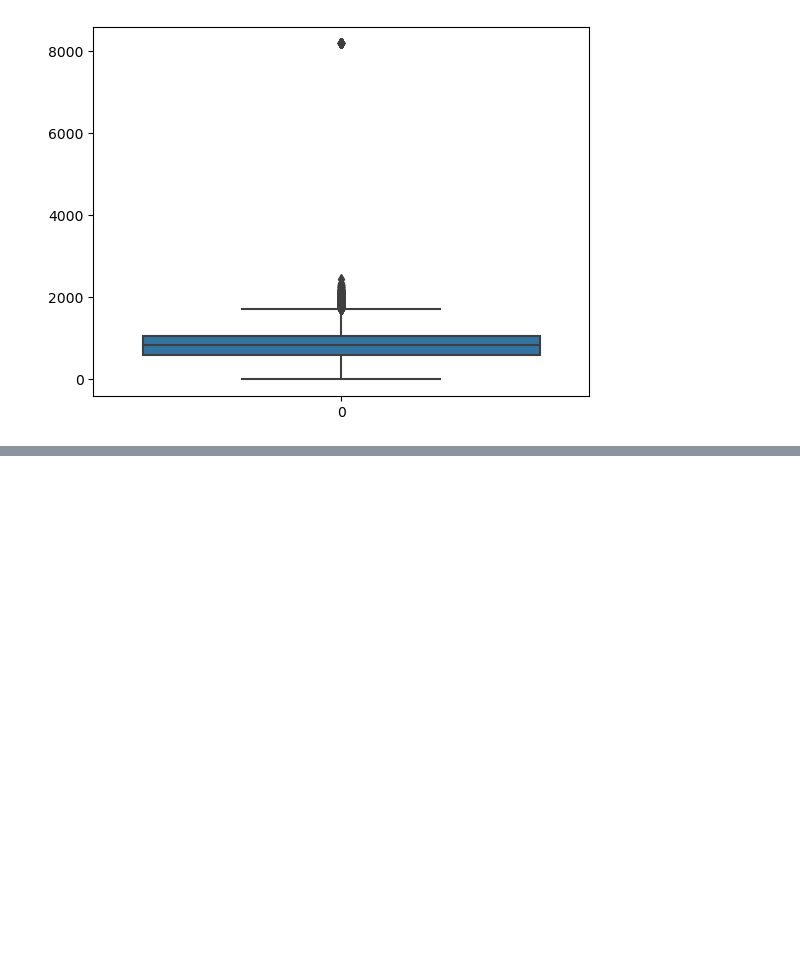
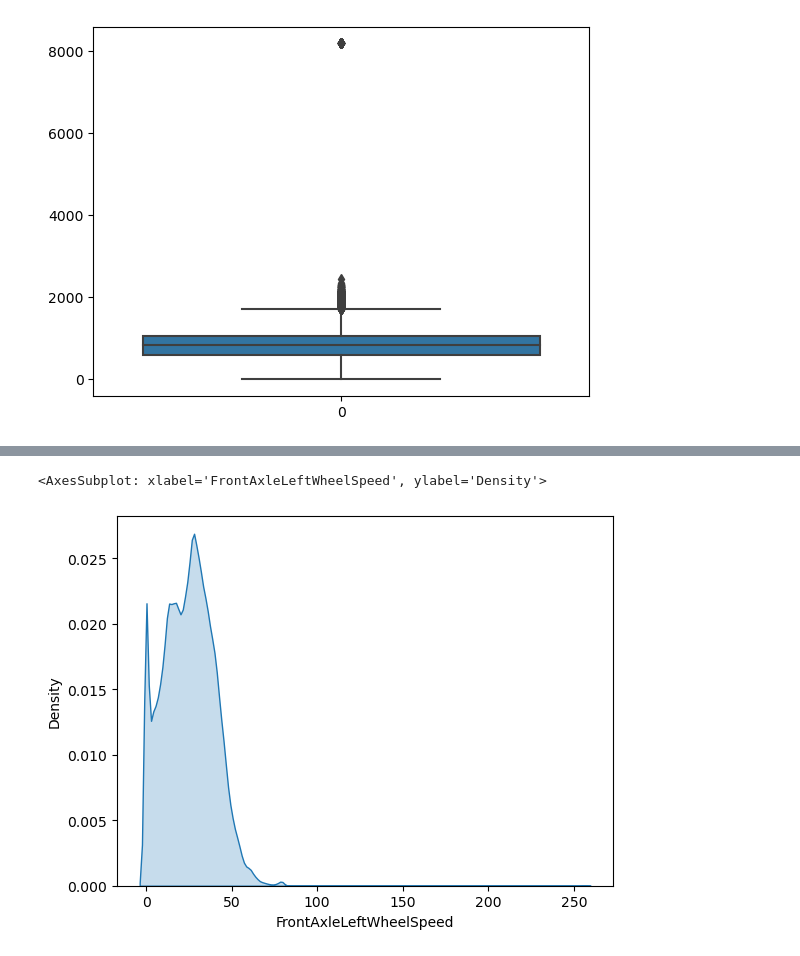
Before and after one commit to piotr-druzdzel/Semi-Supervised-Regression-with-Bus-Data, a Jupyter notebook: main.ipynb, the cells around one changed output, grey strips where cells are left out. Cells and saved outputs as stored; diff of their text form; code cells hidden in the pictures; blank space fills up the shorter version.

```diff
--- a/main.ipynb
+++ b/main.ipynb
@@ -165,0 +190,5 @@ sns.boxplot(df.EngSpeed)
+# %%
+sns.kdeplot(df.FrontAxleLeftWheelSpeed, fill=True)
+# %% [output]
+<AxesSubplot: xlabel='FrontAxleLeftWheelSpeed', ylabel='Density'>
+[figure, added]
```
Also changed, not shown: parts of 5 cells of this notebook.
